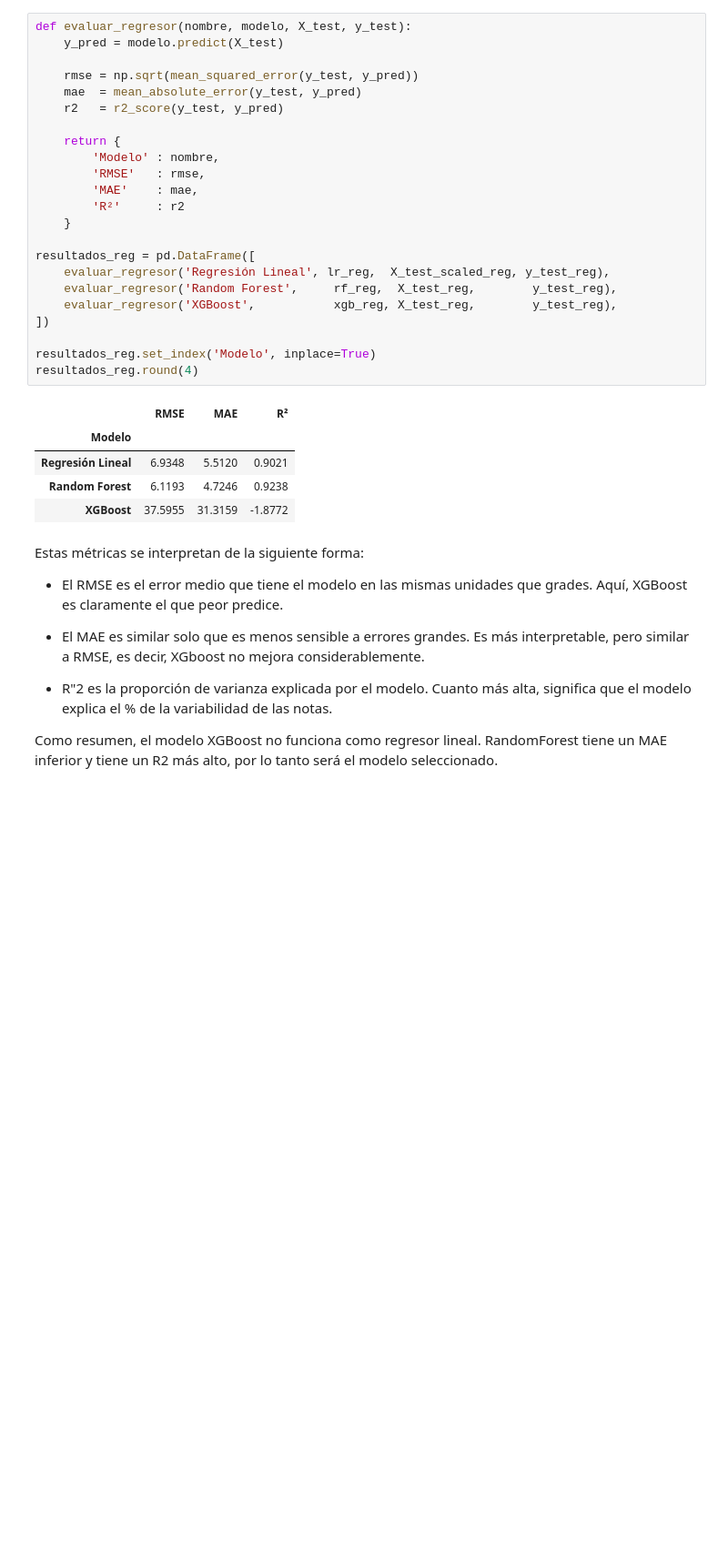
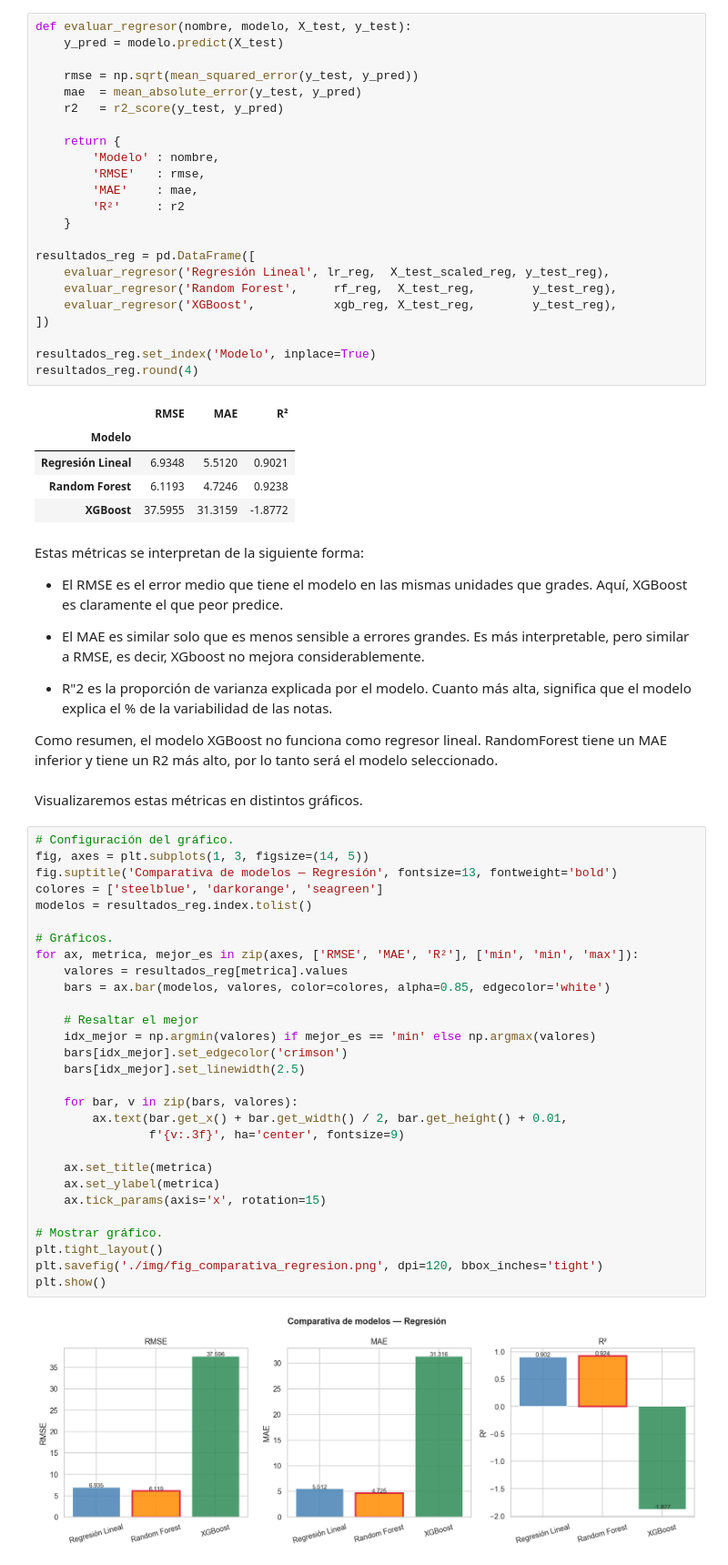
Before and after one commit to alegonzjur/GamingAcademicPerformance, a Jupyter notebook: 03_modelo_ml.ipynb, the cells around one changed output. Shown at 91% size. Drawn from its saved outputs; the diff is of its cells as text; blank space fills up the shorter version.

Commit message:
Modelo terminado

```diff
--- a/03_modelo_ml.ipynb
+++ b/03_modelo_ml.ipynb
@@ -430,3 +440,36 @@ Estas métricas se interpretan de la siguiente forma:
 - R"2 es la proporción de varianza explicada por el modelo. Cuanto más alta, significa que el modelo explica el % de la variabilidad de las notas.
 
 Como resumen, el modelo XGBoost no funciona como regresor lineal. RandomForest tiene un MAE inferior y tiene un R2 más alto, por lo tanto será el modelo seleccionado.
+# %% [markdown]
+Visualizaremos estas métricas en distintos gráficos.
+# %%
+# Configuración del gráfico.
+fig, axes = plt.subplots(1, 3, figsize=(14, 5))
+fig.suptitle('Comparativa de modelos — Regresión', fontsize=13, fontweight='bold')
+colores = ['steelblue', 'darkorange', 'seagreen']
+modelos = resultados_reg.index.tolist()
+
+# Gráficos.
+for ax, metrica, mejor_es in zip(axes, ['RMSE', 'MAE', 'R²'], ['min', 'min', 'max']):
+    valores = resultados_reg[metrica].values
+    bars = ax.bar(modelos, valores, color=colores, alpha=0.85, edgecolor='white')
+
+    # Resaltar el mejor
+    idx_mejor = np.argmin(valores) if mejor_es == 'min' else np.argmax(valores)
+    bars[idx_mejor].set_edgecolor('crimson')
+    bars[idx_mejor].set_linewidth(2.5)
+
+    for bar, v in zip(bars, valores):
+        ax.text(bar.get_x() + bar.get_width() / 2, bar.get_height() + 0.01,
+                f'{v:.3f}', ha='center', fontsize=9)
+
+    ax.set_title(metrica)
+    ax.set_ylabel(metrica)
+    ax.tick_params(axis='x', rotation=15)
+
+# Mostrar gráfico.
+plt.tight_layout()
+plt.savefig('./img/fig_comparativa_regresion.png', dpi=120, bbox_inches='tight')
+plt.show()
+# %% [output]
+[figure, added]
```
Also changed, not shown: parts of 28 cells of this notebook, 10 other files.
